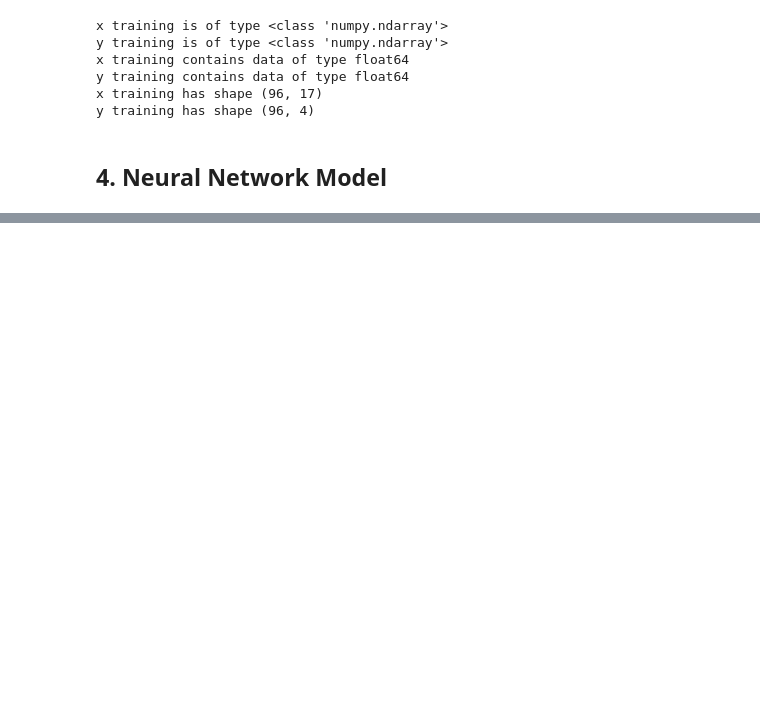
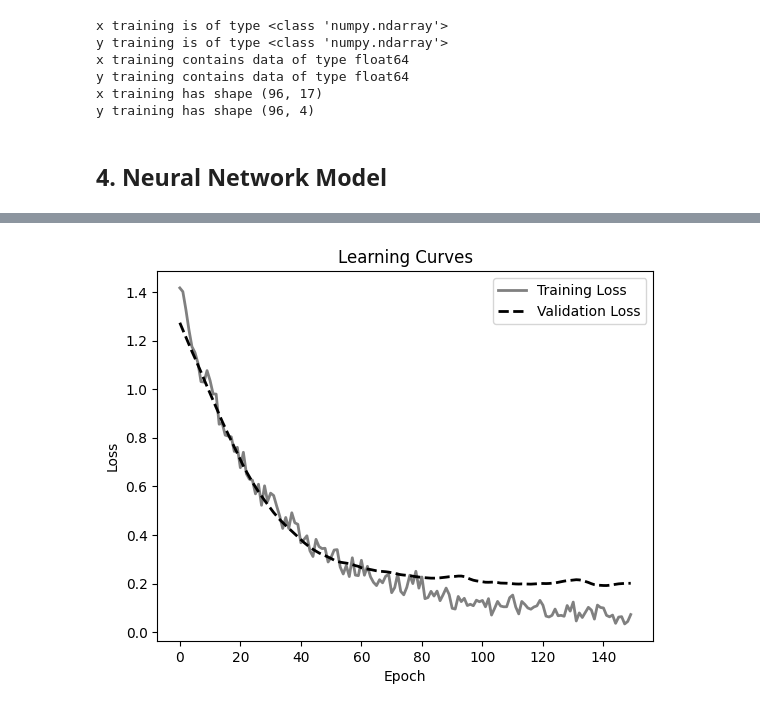
Before and after one commit to zcherr/disorder_classification, a Jupyter notebook: disorder_NN.ipynb, the cells around one changed output, grey strips where cells are left out. Saved outputs shown, nothing was run; the diff lists cells and outputs as text; code cells hidden in the pictures; blank space fills up the shorter version.

```diff
--- a/disorder_NN.ipynb
+++ b/disorder_NN.ipynb
@@ -278,0 +413,9 @@ Summarize findings and discuss potential improvements
+# %%
+# Train the model
+h = best_model.fit(
+    x_trn, y_trn,  # Training data
+    validation_data=(x_test, y_test),  # Validation data
+    epochs=best_hyperparameters['epochs'],
+    batch_size=best_hyperparameters['batch_size'],
+    verbose=0  # Suppress output during training
+)
@@ -278,0 +432,12 @@ Summarize findings and discuss potential improvements
+# %%
+# Loss Plot
+plt.figure()
+plt.plot(h.history['loss'], label='Training Loss', color='grey', linestyle='-', linewidth=2)  # Solid grey line for training loss
+plt.plot(h.history['val_loss'], label='Validation Loss', color='black', linestyle='--', linewidth=2)  # Dashed grey line for validation loss
+plt.xlabel('Epoch')
+plt.ylabel('Loss')
+plt.title('Learning Curves')
+plt.legend()
+plt.show()
+# %% [output]
+[figure, added]
```
Also changed, not shown: parts of 47 cells of this notebook.
